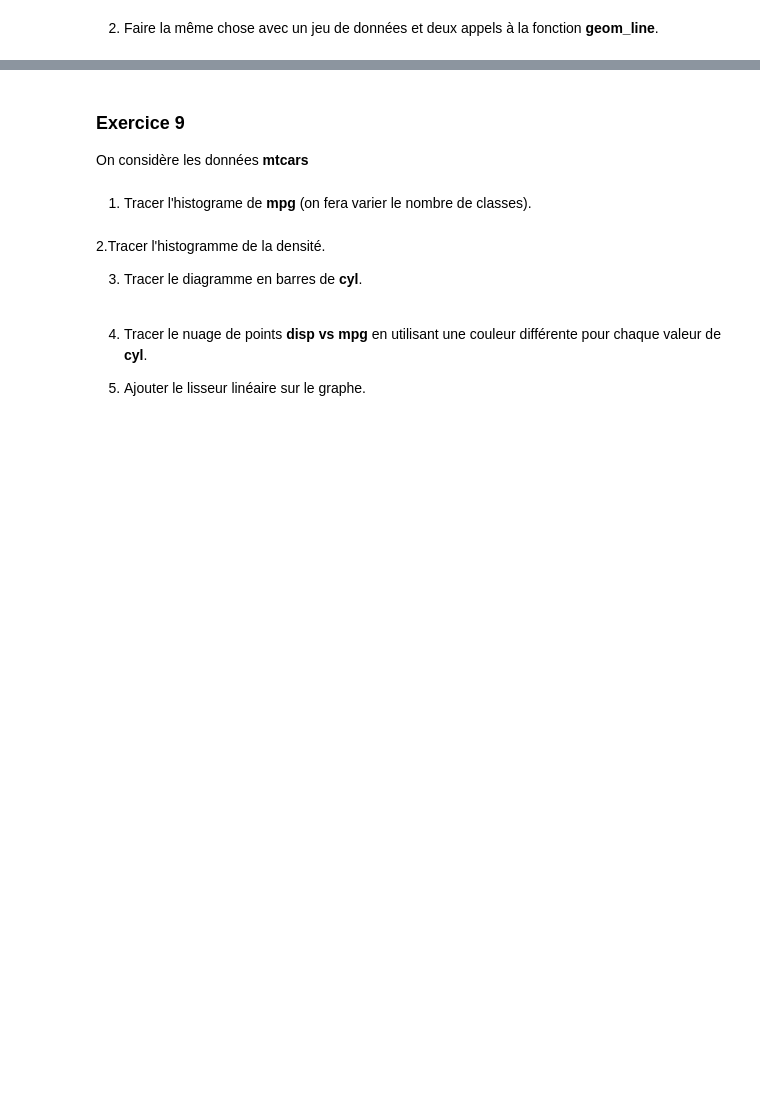
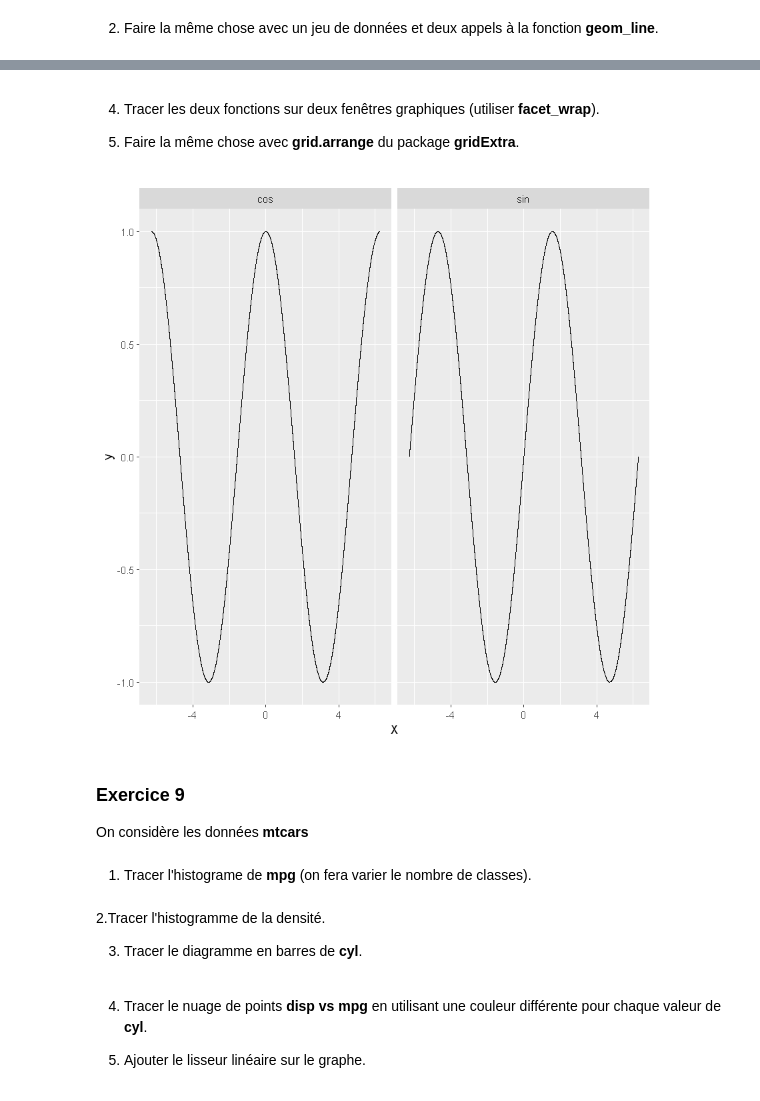
Before and after one commit to Lrakotoson/M_R, a Jupyter notebook: S2/Data Visualization/ggplot/std_tuto_ggplot2.ipynb, the cells around one changed output, grey strips where cells are left out. Saved outputs shown, nothing was run; the diff lists cells and outputs as text; code cells hidden in the pictures; blank space fills up the shorter version.

```diff
--- a/S2/Data Visualization/ggplot/std_tuto_ggplot2.ipynb
+++ b/S2/Data Visualization/ggplot/std_tuto_ggplot2.ipynb
@@ -597,3 +602,11 @@ cosinus <- data.frame(X, cos(X))
+# %% [markdown]
+4. Tracer les deux fonctions sur deux fenêtres graphiques (utiliser **facet_wrap**).
+
+5. Faire la même chose avec **grid.arrange** du package **gridExtra**.
+# %%
+ggplot(data)+aes(x=X,y=y)+geom_line()+facet_wrap(~func)
+# %% [output]
+[figure, added]
 # %% [markdown]
 ### Exercice 9
 
```
Also changed, not shown: parts of 15 cells of this notebook, 1 other file.
